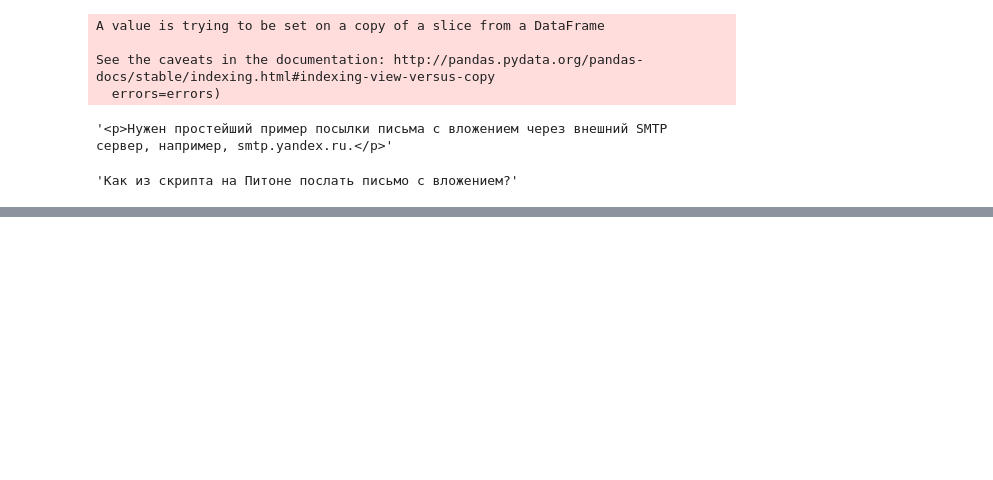
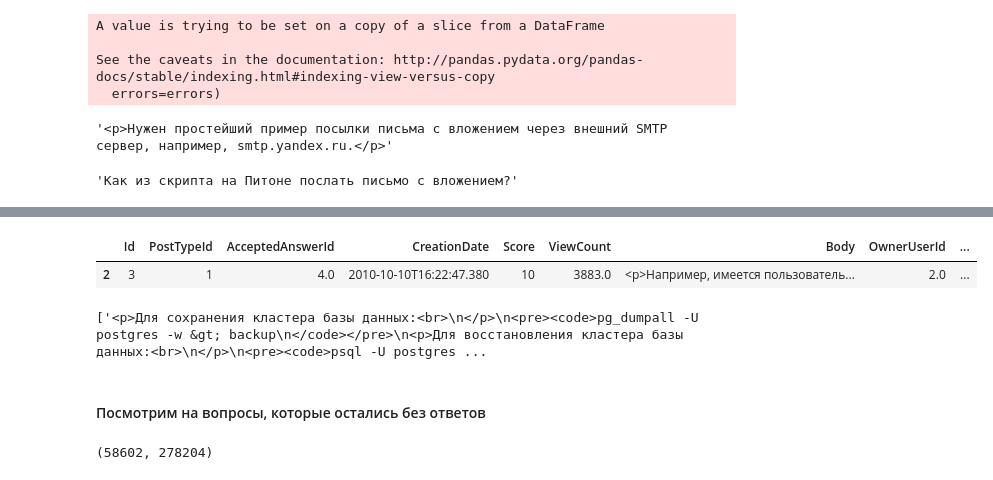
Before and after one commit to maki198906/Diplom, a Jupyter notebook: brief analysis.ipynb, the cells around one changed output, grey strips where cells are left out. Saved outputs shown, nothing was run; the diff lists cells and outputs as text; code cells hidden in the pictures; blank space fills up the shorter version.

```diff
--- a/brief analysis.ipynb
+++ b/brief analysis.ipynb
@@ -592,0 +628,15 @@ df_post_q.Title[0]
+# %%
+df_post_q.loc[2:3,]
+# %% [output]
+|  | Id | PostTypeId | AcceptedAnswerId | CreationDate | Score | ViewCount | Body | OwnerUserId | ... |
+| 2 | 3 | 1 | 4.0 | 2010-10-10T16:22:47.380 | 10 | 3883.0 | <p>Например, имеется пользователь... | 2.0 | ... |
+# %%
+df_post_a[df_post_a.Id == 4][['Score','Body']].Body.to_list()
+# %% [output]
+['<p>Для сохранения кластера базы данных:<br>\n</p>\n<pre><code>pg_dumpall -U postgres -w &gt; backup\n</code></pre>\n<p>Для восстановления кластера базы данных:<br>\n</p>\n<pre><code>psql -U postgres ...
+# %% [markdown]
+#### Посмотрим на вопросы, которые остались без ответов
+# %%
+len(df_post_q[(df_post_q.AnswerCount==0)]),len(df_post_q)
+# %% [output]
+(58602, 278204)
```
Also changed, not shown: parts of 14 cells of this notebook.
